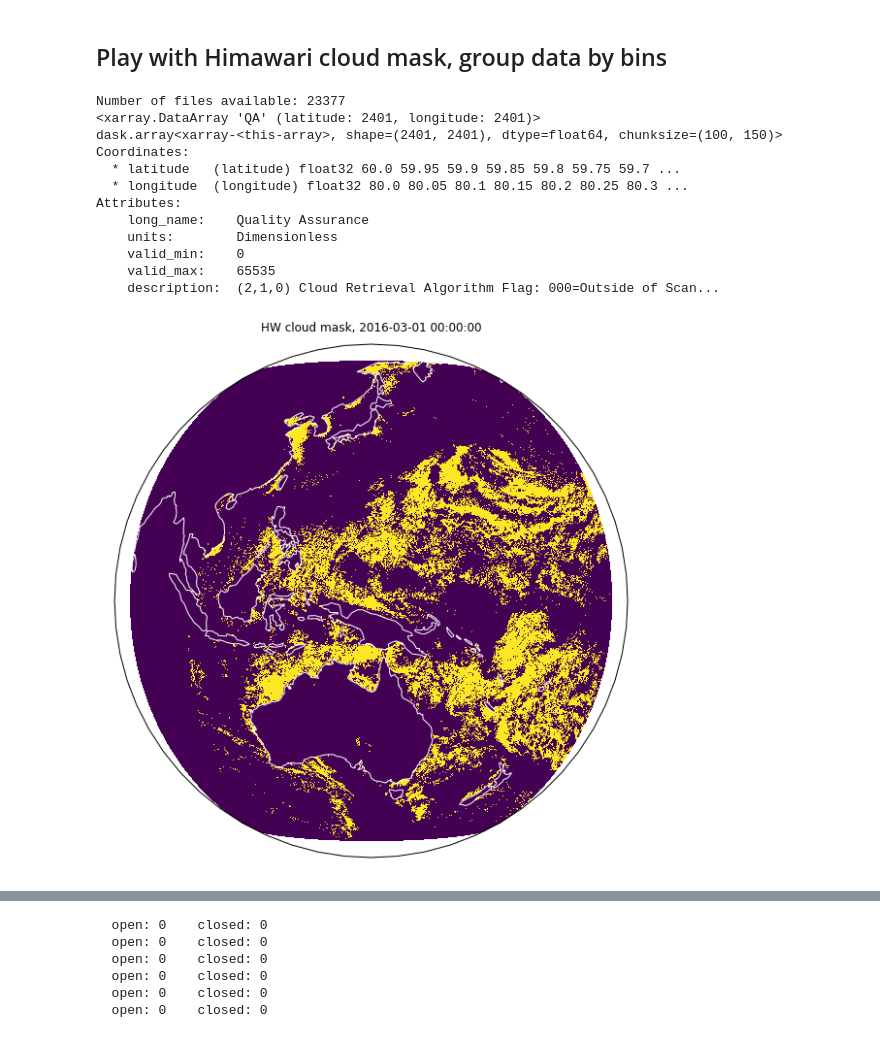
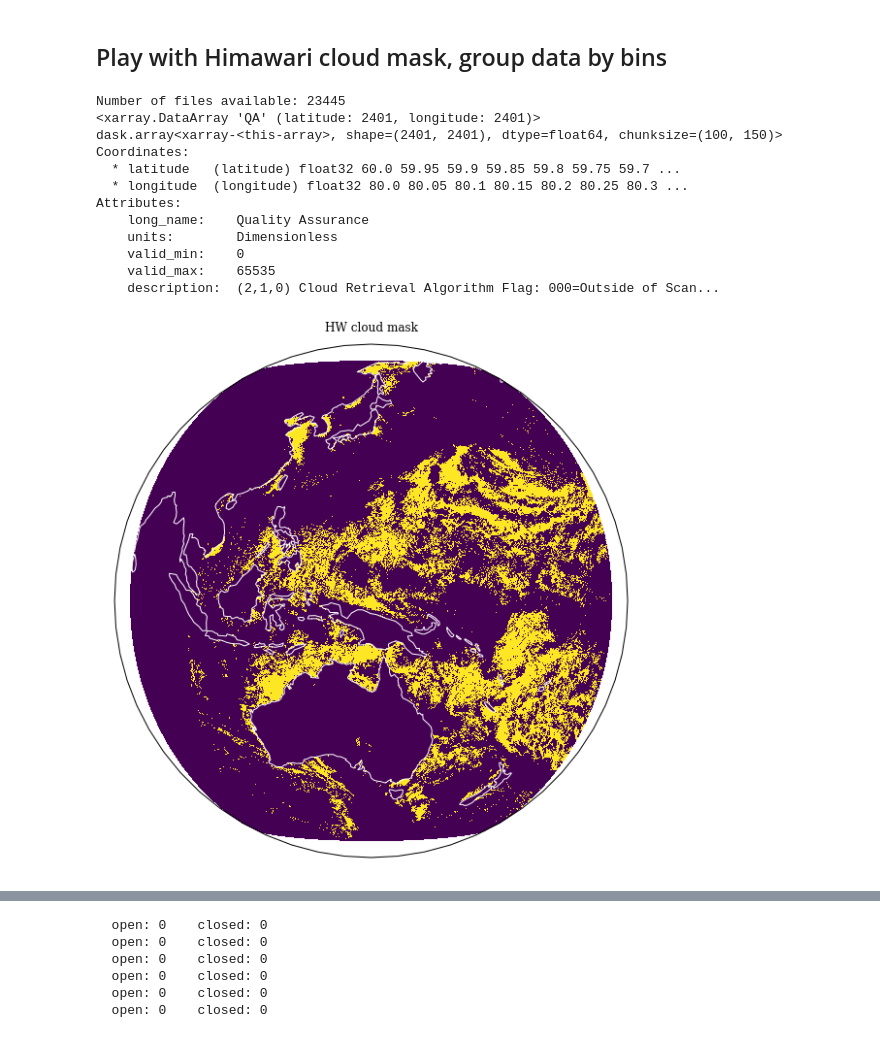
Before and after one commit to apatlpo/iwave_sst, a Jupyter notebook: hw/hw_cloudmask_agglo.ipynb, the cells around one changed output, grey strips where cells are left out. Drawn from its saved outputs; the diff is of its cells as text; code cells hidden in the pictures.

Commit message:
cleanup cloud mask downloading and treatment, create utils.py

```diff
--- a/hw/hw_cloudmask_agglo.ipynb
+++ b/hw/hw_cloudmask_agglo.ipynb
@@ -22,7 +23,7 @@ from datetime import datetime, timedelta
 # then uncomment matplotlib lines and make sure time indices are right in the main loop
 # %%
 # data path
-dpath = '/home1/scratch/aponte/hw/mask/';
+dpath = '/home/datawork-lops-osi/data/hw/mask/';
 figdir = 'figs/'
 #figdir = '/home1/datawork/aponte/hw/figs/'
 try:
@@ -44,7 +45,7 @@ time = [datetime.strptime(f,dpath+'NC_H08_%Y%m%d_%H%M_L2CLPbet_FLDK.02401_02401.
 
 print mask
 # %% [output]
-Number of files available: 23377
+Number of files available: 23445
 <xarray.DataArray 'QA' (latitude: 2401, longitude: 2401)>
 dask.array<xarray-<this-array>, shape=(2401, 2401), dtype=float64, chunksize=(100, 150)>
 Coordinates:
@@ -108,27 +63,13 @@ fmask = process_mask(mask)
 # %%
 # plot one snapshot
 
 # note, can't download coastlines from cluster nodes:
 # wget http://naciscdn.org/naturalearth/110m/physical/ne_110m_coastline.zip
 # (unzip, rename)
 # mv 110m_coastline.* ~/.local/share/cartopy/shapefiles/natural_earth/physical/
 
-def plot_mask(mask, colorbar=False, title=None, vmin=0., vmax=1.):
-    plt.figure(figsize=(10,10))
-    ax = plt.axes(projection=ccrs.Geostationary(central_longitude=140.0));
-    mask.plot.pcolormesh(ax=ax, transform=ccrs.PlateCarree(), vmin=vmin, vmax=vmax,
-                         x='longitude', y='latitude', add_colorbar=colorbar);
-    ax.coastlines(color='w')
-    if title is None:
-        #date = str(time[0]).split(':00.')[0].replace('T',' ')
-        date = str(time[0])
-        ax.set_title('HW cloud mask, '+date)
-    else:
-        ax.set_title(title)
-    plt.show()
-
 # plot
 plot_mask(fmask)
 plt.savefig(figdir+'hw_snapshot.png')
 # %% [output]
-[figure, old version]
+[figure, new version]
```
Also changed, not shown: parts of 7 cells of this notebook, 2 other files.
